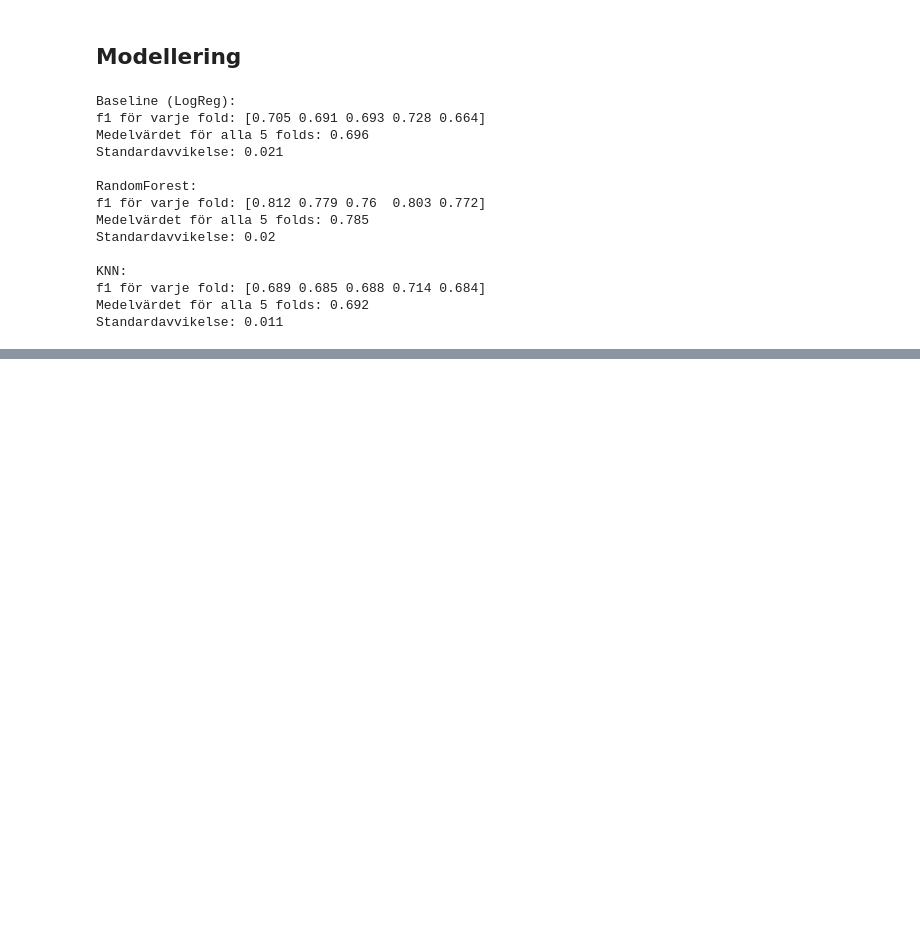
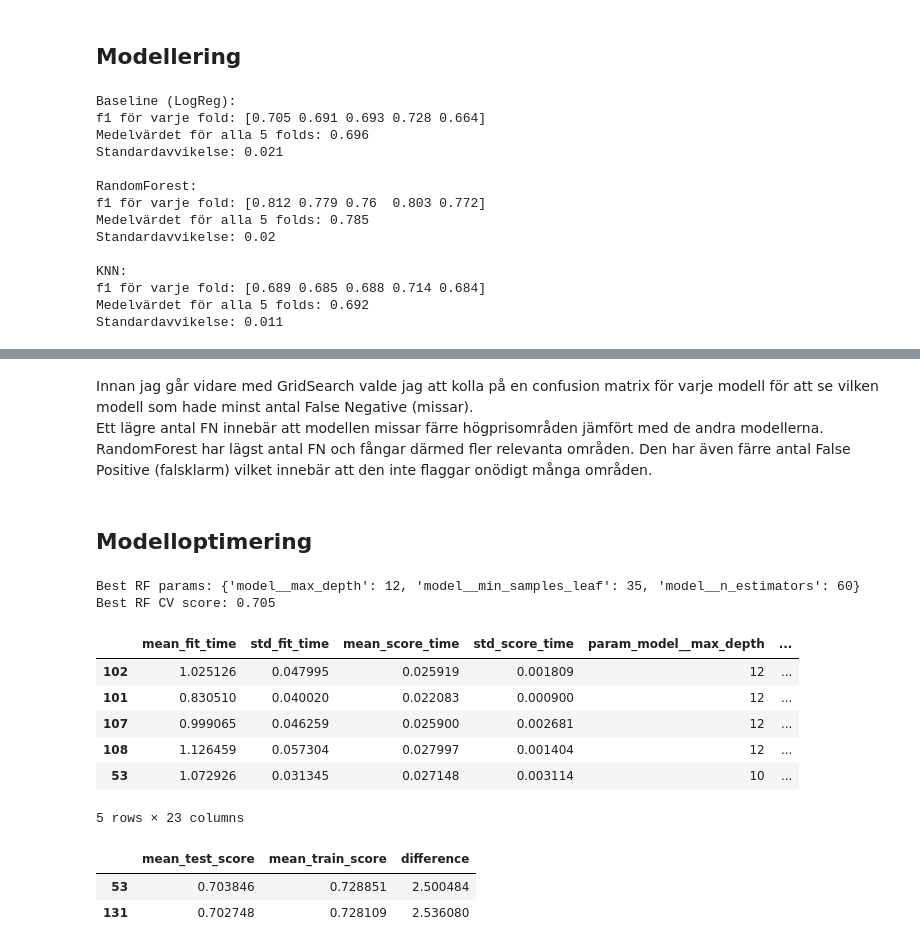
Before and after one commit to Jack-JackAttack/California_Housing, a Jupyter notebook: report.ipynb, the cells around one changed output, grey strips where cells are left out. Cells and saved outputs as stored; diff of their text form; code cells hidden in the pictures; blank space fills up the shorter version.

```diff
--- a/report.ipynb
+++ b/report.ipynb
@@ -342,0 +357,69 @@ Standardavvikelse: 0.011
+# %% [markdown]
+Innan jag går vidare med GridSearch valde jag att kolla på en confusion matrix för varje modell för att se vilken modell som hade minst antal False Negative (missar).<br>
+Ett lägre antal FN innebär att modellen missar färre högprisområden jämfört med de andra modellerna.<br>
+RandomForest har lägst antal FN och fångar därmed fler relevanta områden.
+Den har även färre antal False Positive (falsklarm) vilket innebär att den inte flaggar onödigt många områden.
+# %% [markdown]
+## Modelloptimering
+# %%
+from sklearn.model_selection import GridSearchCV
+
+param_grid = {
+    "model__n_estimators": range(40, 90, 10),
+    "model__max_depth": [5, 10, 12],
+    "model__min_samples_leaf": range(35,45)
+}
+
+# standardinställningarna: mean_train_score var på 0.999 och mean_test_score på 0.785 vilket visar att den har överanpassat
+# param_grid = {
+#     "model__n_estimators": [100],
+#     "model__max_depth": [None],
+#     "model__min_samples_leaf": [1]
+# }
+
+
+grid = GridSearchCV(
+    estimator= rf_model,
+    param_grid= param_grid,
+    cv=cv_strategy,
+    scoring="f1",
+    n_jobs=-1,
+    refit=True,
+    return_train_score=True
+)
+
+grid.fit(X_train, y_train)
+
+
+print("Best RF params:", grid.best_params_)
+print("Best RF CV score:", round(grid.best_score_, 3))
+
+
+res_rf = pd.DataFrame(grid.cv_results_)
+res_rf.sort_values("rank_test_score").head()
+# %% [output]
+Best RF params: {'model__max_depth': 12, 'model__min_samples_leaf': 35, 'model__n_estimators': 60}
+Best RF CV score: 0.705
+|  | mean_fit_time | std_fit_time | mean_score_time | std_score_time | param_model__max_depth | ... |
+| 102 | 1.025126 | 0.047995 | 0.025919 | 0.001809 | 12 | ... |
+| 101 | 0.830510 | 0.040020 | 0.022083 | 0.000900 | 12 | ... |
+| 107 | 0.999065 | 0.046259 | 0.025900 | 0.002681 | 12 | ... |
+| 108 | 1.126459 | 0.057304 | 0.027997 | 0.001404 | 12 | ... |
+| 53 | 1.072926 | 0.031345 | 0.027148 | 0.003114 | 10 | ... |
+5 rows × 23 columns
+# %%
+best_balance = res_rf.sort_values("rank_test_score").head(1000)[["mean_test_score","mean_train_score"]]
+best_balance["difference"] = (best_balance["mean_train_score"] - best_balance["mean_test_score"]) * 100
+
+best_balance = best_balance.sort_values("difference")
+
+filtered_balance = best_balance[
+    (best_balance["mean_test_score"] >= 0.7) &
+    (best_balance["difference"] <= 2.6)
+]
+
+display(filtered_balance)
+# %% [output]
+|  | mean_test_score | mean_train_score | difference |
+| 53 | 0.703846 | 0.728851 | 2.500484 |
+| 131 | 0.702748 | 0.728109 | 2.536080 |
```
Also changed, not shown: parts of 9 cells of this notebook.
